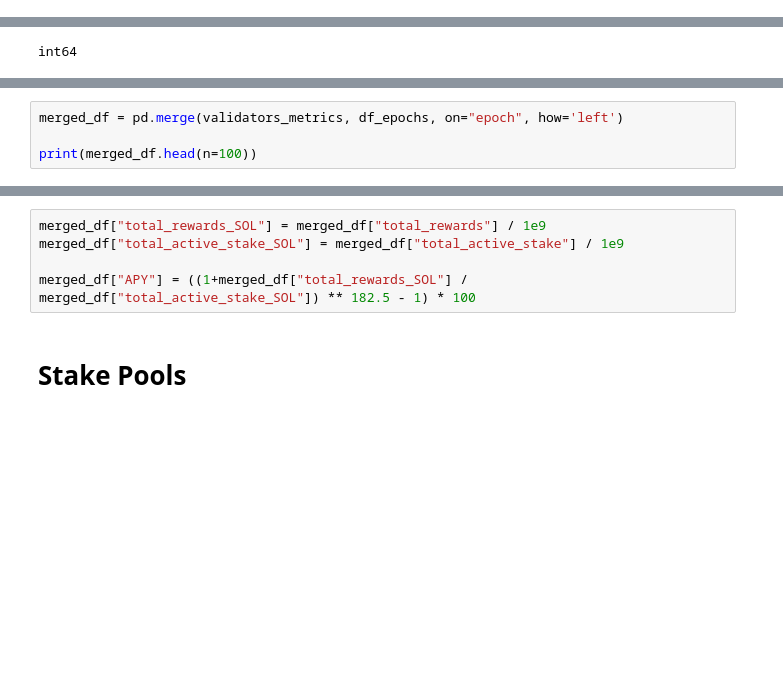
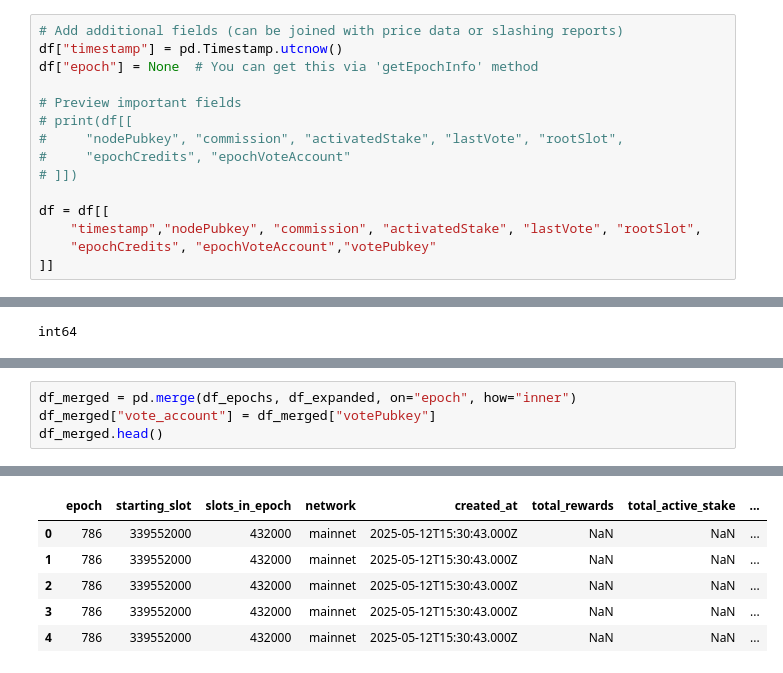
Before and after one commit to apostleoffinance/Solana-Predictive-Staking-Analytics, a Jupyter notebook: notebook/01_data.ipynb, the cells around one changed output, grey strips where cells are left out. Saved outputs shown, nothing was run; the diff lists cells and outputs as text; blank space fills up the shorter version.

```diff
--- a/notebook/01_data.ipynb
+++ b/notebook/01_data.ipynb
@@ -17,0 +116,15 @@ pd.set_option('display.float_format', '{:.8f}'.format)
+# %%
+# Add additional fields (can be joined with price data or slashing reports)
+df["timestamp"] = pd.Timestamp.utcnow()
+df["epoch"] = None  # You can get this via 'getEpochInfo' method
+
+# Preview important fields
+# print(df[[
+#     "nodePubkey", "commission", "activatedStake", "lastVote", "rootSlot",
+#     "epochCredits", "epochVoteAccount"
+# ]])
+
+df = df[[
+    "timestamp","nodePubkey", "commission", "activatedStake", "lastVote", "rootSlot",
+    "epochCredits", "epochVoteAccount","votePubkey"
+]]
@@ -223,5 +623,5 @@ int64
 # %%
-merged_df = pd.merge(validators_metrics, df_epochs, on="epoch", how='left')
-
-print(merged_df.head(n=100))
+df_merged = pd.merge(df_epochs, df_expanded, on="epoch", how="inner")
+df_merged["vote_account"] = df_merged["votePubkey"]
+df_merged.head()
 # %% [output]
@@ -245,7 +628,6 @@ print(merged_df.head(n=100))
+|  | epoch | starting_slot | slots_in_epoch | network | created_at | total_rewards | total_active_stake | ... |
+| 0 | 786 | 339552000 | 432000 | mainnet | 2025-05-12T15:30:43.000Z | NaN | NaN | ... |
+| 1 | 786 | 339552000 | 432000 | mainnet | 2025-05-12T15:30:43.000Z | NaN | NaN | ... |
+| 2 | 786 | 339552000 | 432000 | mainnet | 2025-05-12T15:30:43.000Z | NaN | NaN | ... |
+| 3 | 786 | 339552000 | 432000 | mainnet | 2025-05-12T15:30:43.000Z | NaN | NaN | ... |
+| 4 | 786 | 339552000 | 432000 | mainnet | 2025-05-12T15:30:43.000Z | NaN | NaN | ... |
-# %%
-merged_df["total_rewards_SOL"] = merged_df["total_rewards"] / 1e9
-merged_df["total_active_stake_SOL"] = merged_df["total_active_stake"] / 1e9
-
-merged_df["APY"] = ((1+merged_df["total_rewards_SOL"] / merged_df["total_active_stake_SOL"]) ** 182.5 - 1) * 100
-# %% [markdown]
-# Stake Pools
```
Also changed, not shown: parts of 54 cells of this notebook, 19 other files.
